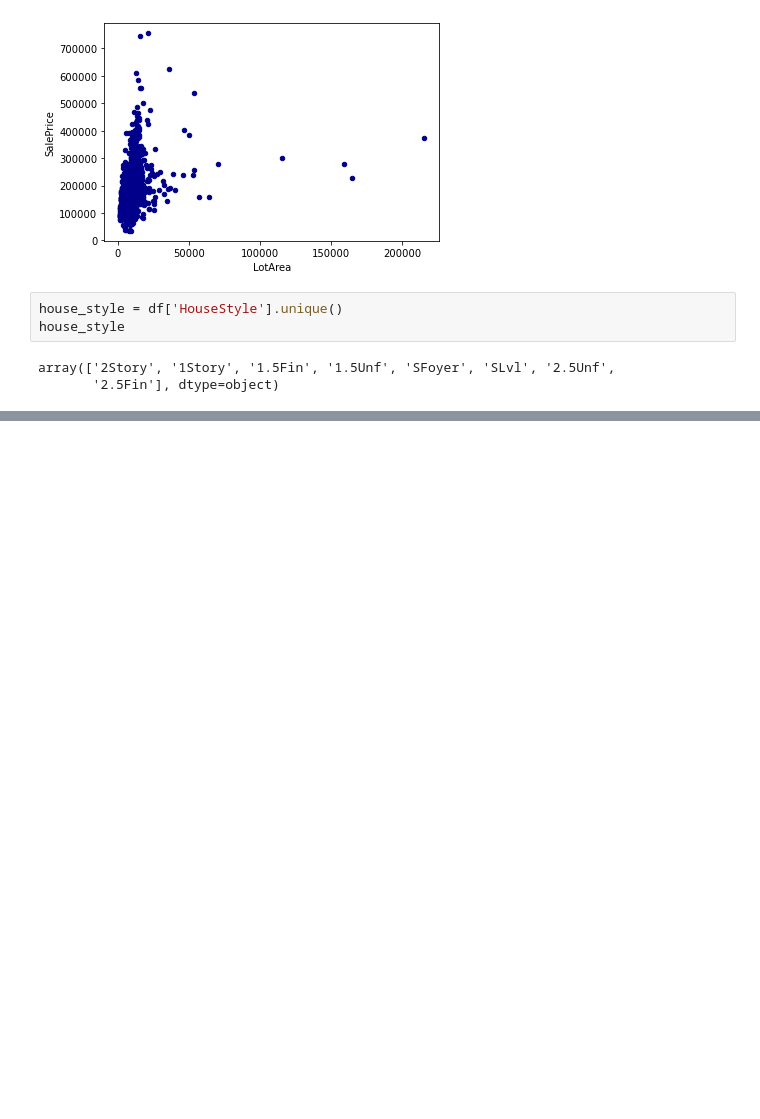
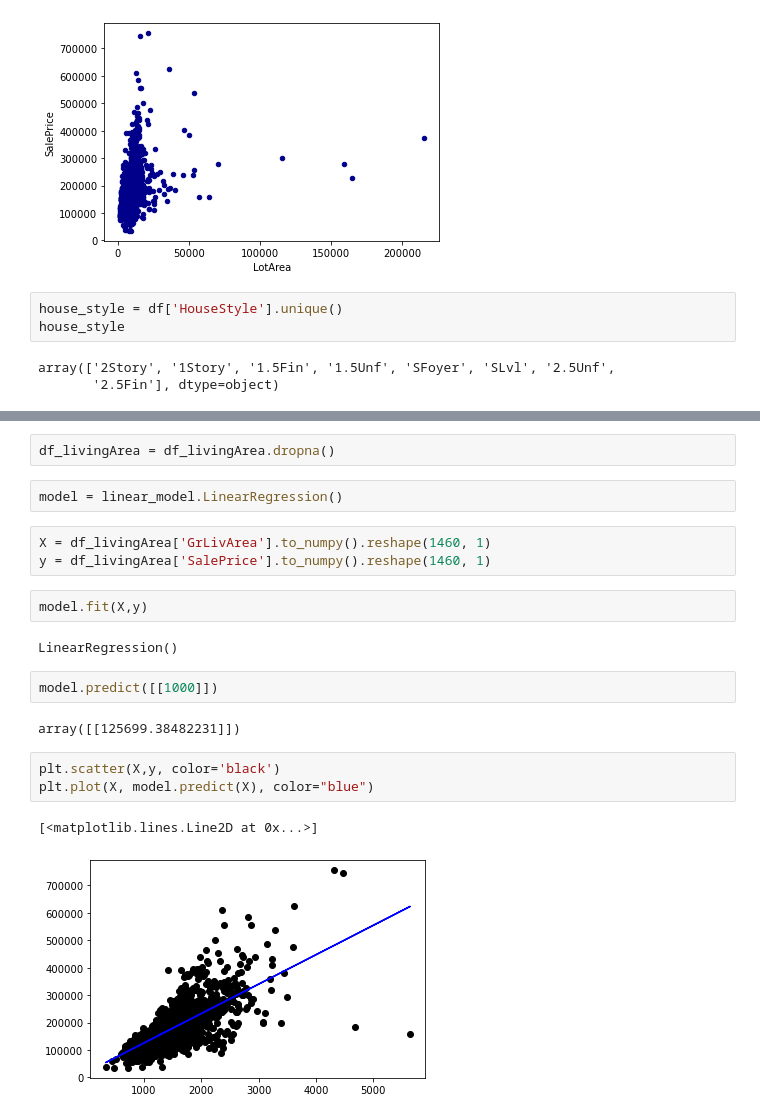
Before and after one commit to CS-521-A3/final-project-jaime-wang-and-Hilda-Guo, a Jupyter notebook: House_price.ipynb, the cells around one changed output, grey strips where cells are left out. Saved outputs shown, nothing was run; the diff lists cells and outputs as text; blank space fills up the shorter version.

```diff
--- a/House_price.ipynb
+++ b/House_price.ipynb
@@ -115,0 +120,21 @@ array(['2Story', '1Story', '1.5Fin', '1.5Unf', 'SFoyer', 'SLvl', '2.5Unf',
+# %%
+df_livingArea = df_livingArea.dropna()
+# %%
+model = linear_model.LinearRegression()
+# %%
+X = df_livingArea['GrLivArea'].to_numpy().reshape(1460, 1)
+y = df_livingArea['SalePrice'].to_numpy().reshape(1460, 1)
+# %%
+model.fit(X,y)
+# %% [output]
+LinearRegression()
+# %%
+model.predict([[1000]])
+# %% [output]
+array([[125699.38482231]])
+# %%
+plt.scatter(X,y, color='black')
+plt.plot(X, model.predict(X), color="blue")
+# %% [output]
+[<matplotlib.lines.Line2D at 0x...>]
+[figure, added]
```
Also changed, not shown: parts of 9 cells of this notebook.
